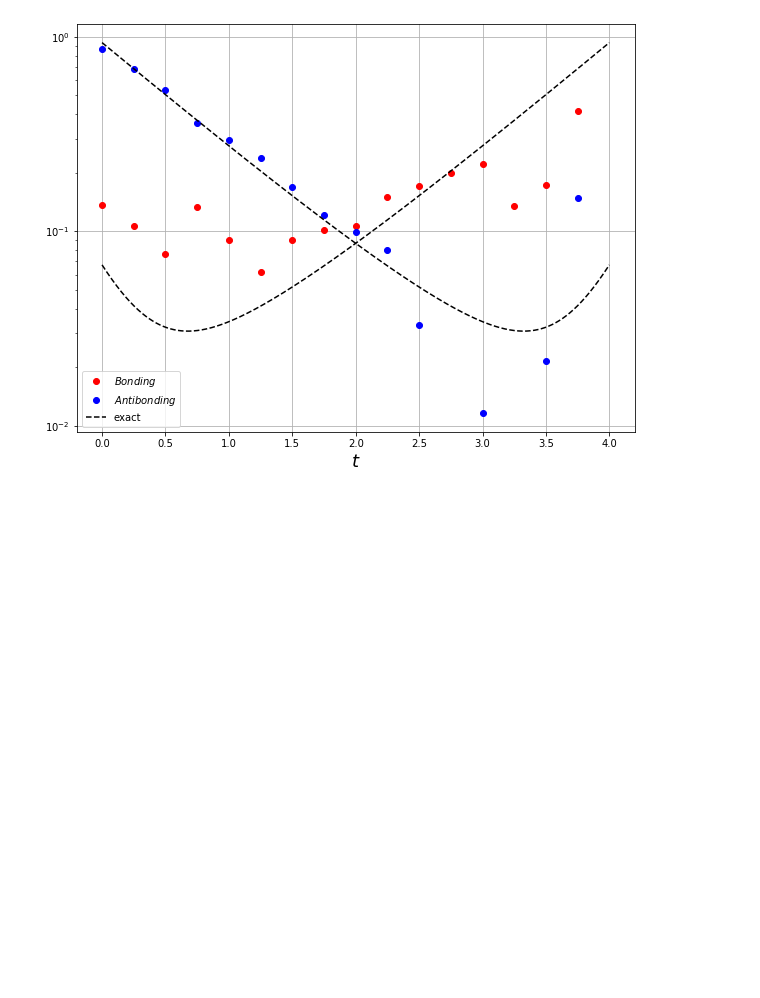
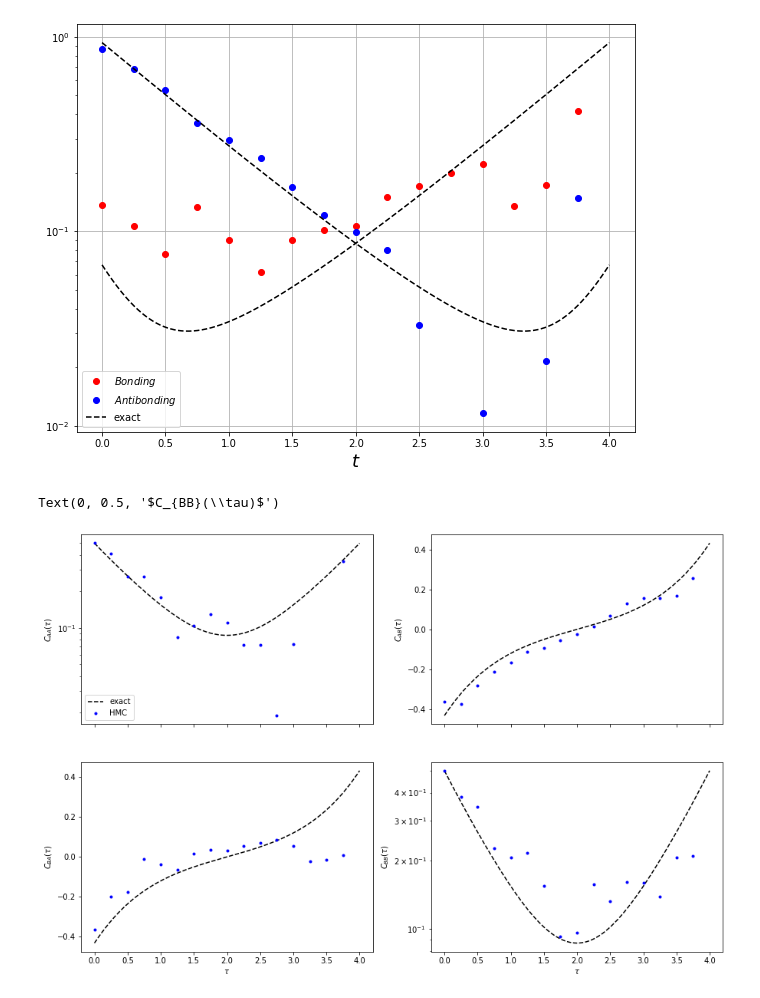
Before and after one commit to chelseajohn/NNgHMC, a Jupyter notebook: 2siteHubbardNNgHMC.ipynb, the cells around one changed output. Drawn from its saved outputs; the diff is of its cells as text; code cells hidden in the pictures; blank space fills up the shorter version.

```diff
--- a/2siteHubbardNNgHMC.ipynb
+++ b/2siteHubbardNNgHMC.ipynb
@@ -491,0 +488,30 @@ for i in range(np.array(NNg).shape[0]):
+# %%
+fig,ax = plt.subplots(2,2,figsize=(15,10),sharex=True)
+
+aax = ax[0][0]
+aax.plot(exT,exAA,'k--',label='exact')
+aax.plot(tau,cAA,'b.',label='HMC')
+aax.set_yscale('log')
+aax.legend(loc='best')
+aax.set_ylabel(r'$C_{AA}(\tau)$')
+
+aax = ax[0][1]
+aax.plot(exT,exAB,'k--')
+aax.plot(tau,cAB,'b.')
+aax.set_ylabel(r'$C_{AB}(\tau)$')
+
+aax = ax[1][0]
+aax.plot(exT,exBA,'k--')
+aax.plot(tau,cBA,'b.')
+aax.set_xlabel(r'$\tau$')
+aax.set_ylabel(r'$C_{BA}(\tau)$')
+
+aax = ax[1][1]
+aax.plot(exT,exBB,'k--')
+aax.plot(tau,cBB,'b.')
+aax.set_yscale('log')
+aax.set_xlabel(r'$\tau$')
+aax.set_ylabel(r'$C_{BB}(\tau)$')
+# %% [output]
+Text(0, 0.5, '$C_{BB}(\\tau)$')
+[figure, added]
```
Also changed, not shown: parts of 10 cells of this notebook.
